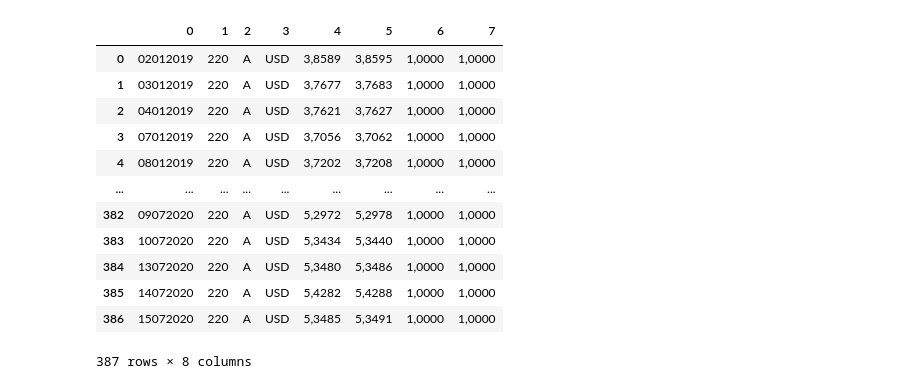
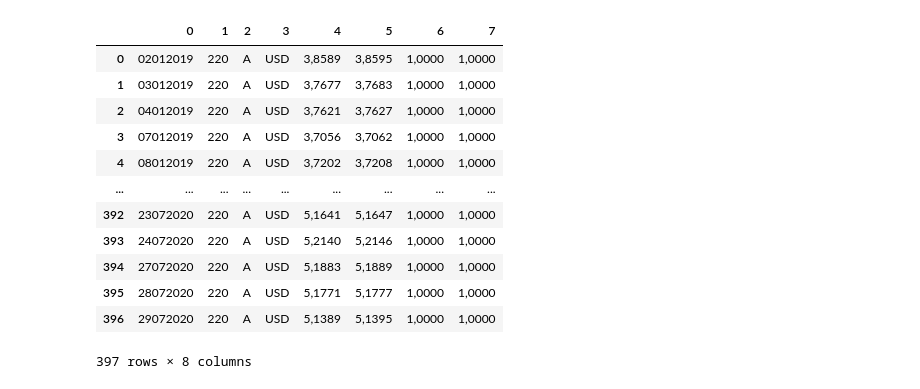
Before and after one commit to marciogranzotto/notebooks, a Jupyter notebook: Dolar.ipynb, the cells around one changed output. Cells and saved outputs as stored; diff of their text form; code cells hidden in the pictures.

```diff
--- a/Dolar.ipynb
+++ b/Dolar.ipynb
@@ -1,37 +1,37 @@
 # %%
 import http.client
 import pandas as pd
 import pprint
 import collections
 
 start_date='01/01/2019'
 end_date='01/01/2030'
 
 url = "https://ptax.bcb.gov.br/ptax_internet/consultaBoletim.do?method=gerarCSVFechamentoMoedaNoPeriodo&ChkMoeda=61&DATAINI={start}&DATAFIM={end}".format(start=start_date, end=end_date)
 
-retry = 5
+retry = 20
 while retry != 0:
   try:
     data = pd.read_csv(url, header=None, sep=";", dtype=str)
     break
   except http.client.RemoteDisconnected:
     retry -= 1
 
 data
 # %% [output]
 |  | 0 | 1 | 2 | 3 | 4 | 5 | 6 | 7 |
 | 0 | 02012019 | 220 | A | USD | 3,8589 | 3,8595 | 1,0000 | 1,0000 |
 | 1 | 03012019 | 220 | A | USD | 3,7677 | 3,7683 | 1,0000 | 1,0000 |
 | 2 | 04012019 | 220 | A | USD | 3,7621 | 3,7627 | 1,0000 | 1,0000 |
 | 3 | 07012019 | 220 | A | USD | 3,7056 | 3,7062 | 1,0000 | 1,0000 |
 | 4 | 08012019 | 220 | A | USD | 3,7202 | 3,7208 | 1,0000 | 1,0000 |
 | ... | ... | ... | ... | ... | ... | ... | ... | ... |
-| 382 | 09072020 | 220 | A | USD | 5,2972 | 5,2978 | 1,0000 | 1,0000 |
-| 383 | 10072020 | 220 | A | USD | 5,3434 | 5,3440 | 1,0000 | 1,0000 |
-| 384 | 13072020 | 220 | A | USD | 5,3480 | 5,3486 | 1,0000 | 1,0000 |
-| 385 | 14072020 | 220 | A | USD | 5,4282 | 5,4288 | 1,0000 | 1,0000 |
-| 386 | 15072020 | 220 | A | USD | 5,3485 | 5,3491 | 1,0000 | 1,0000 |
+| 392 | 23072020 | 220 | A | USD | 5,1641 | 5,1647 | 1,0000 | 1,0000 |
+| 393 | 24072020 | 220 | A | USD | 5,2140 | 5,2146 | 1,0000 | 1,0000 |
+| 394 | 27072020 | 220 | A | USD | 5,1883 | 5,1889 | 1,0000 | 1,0000 |
+| 395 | 28072020 | 220 | A | USD | 5,1771 | 5,1777 | 1,0000 | 1,0000 |
+| 396 | 29072020 | 220 | A | USD | 5,1389 | 5,1395 | 1,0000 | 1,0000 |
-387 rows × 8 columns
+397 rows × 8 columns
 # %%
 from datetime import datetime
 
```
Also changed, not shown: parts of 1 cell of this notebook.
